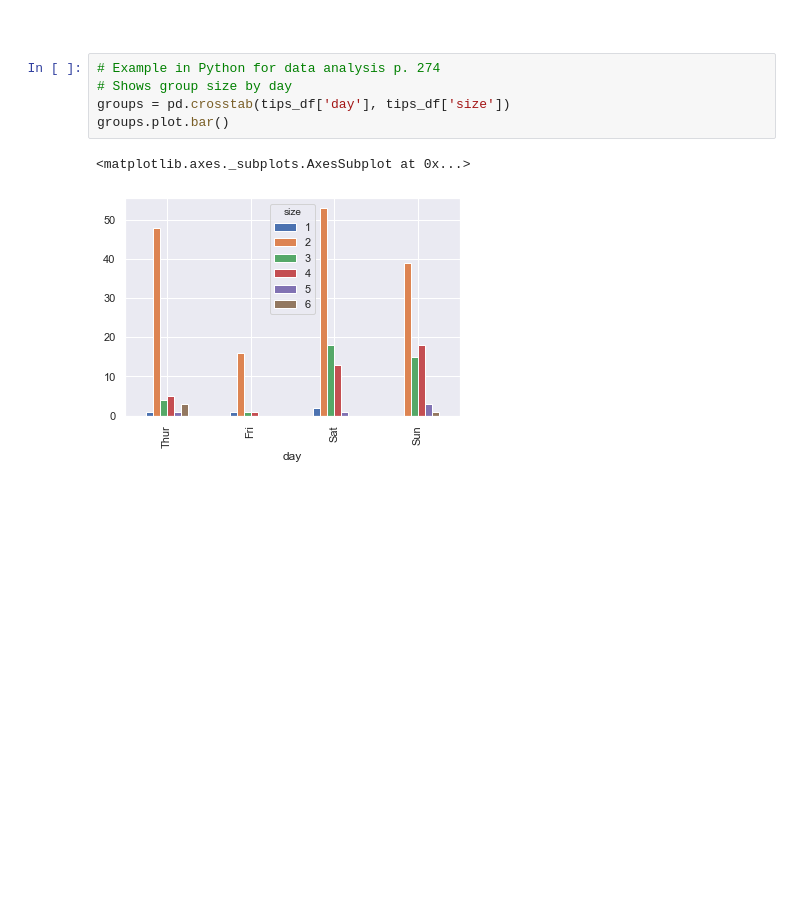
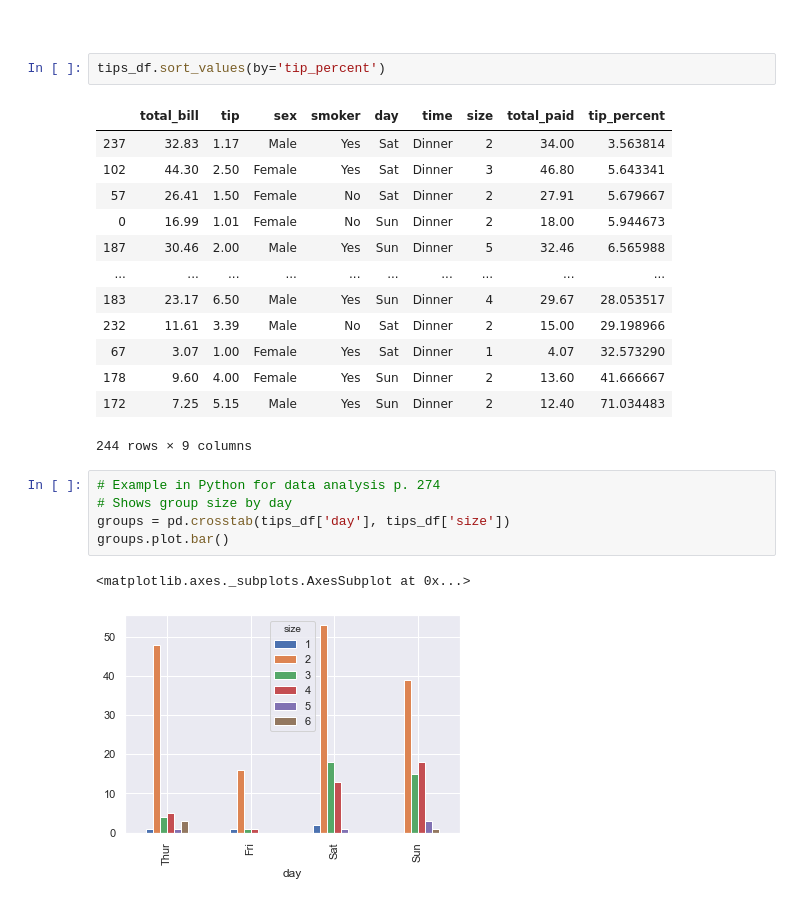
Before and after one commit to jennifer-ryan/fundamentals-project, a Jupyter notebook: tips_database_analysis.ipynb, the cells around one changed output. Drawn from its saved outputs; the diff is of its cells as text; blank space fills up the shorter version.

```diff
--- a/tips_database_analysis.ipynb
+++ b/tips_database_analysis.ipynb
@@ -309,5 +315,21 @@ sns.distplot(tips_df.tip)
 # %% [markdown]
 <br>
+# %%
+tips_df.sort_values(by='tip_percent')
+# %% [output]
+|  | total_bill | tip | sex | smoker | day | time | size | total_paid | tip_percent |
+| 237 | 32.83 | 1.17 | Male | Yes | Sat | Dinner | 2 | 34.00 | 3.563814 |
+| 102 | 44.30 | 2.50 | Female | Yes | Sat | Dinner | 3 | 46.80 | 5.643341 |
+| 57 | 26.41 | 1.50 | Female | No | Sat | Dinner | 2 | 27.91 | 5.679667 |
+| 0 | 16.99 | 1.01 | Female | No | Sun | Dinner | 2 | 18.00 | 5.944673 |
+| 187 | 30.46 | 2.00 | Male | Yes | Sun | Dinner | 5 | 32.46 | 6.565988 |
+| ... | ... | ... | ... | ... | ... | ... | ... | ... | ... |
+| 183 | 23.17 | 6.50 | Male | Yes | Sun | Dinner | 4 | 29.67 | 28.053517 |
+| 232 | 11.61 | 3.39 | Male | No | Sat | Dinner | 2 | 15.00 | 29.198966 |
+| 67 | 3.07 | 1.00 | Female | Yes | Sat | Dinner | 1 | 4.07 | 32.573290 |
+| 178 | 9.60 | 4.00 | Female | Yes | Sun | Dinner | 2 | 13.60 | 41.666667 |
+| 172 | 7.25 | 5.15 | Male | Yes | Sun | Dinner | 2 | 12.40 | 71.034483 |
+244 rows × 9 columns
 # %%
 # Example in Python for data analysis p. 274
 # Shows group size by day
```
Also changed, not shown: parts of 21 cells of this notebook.
